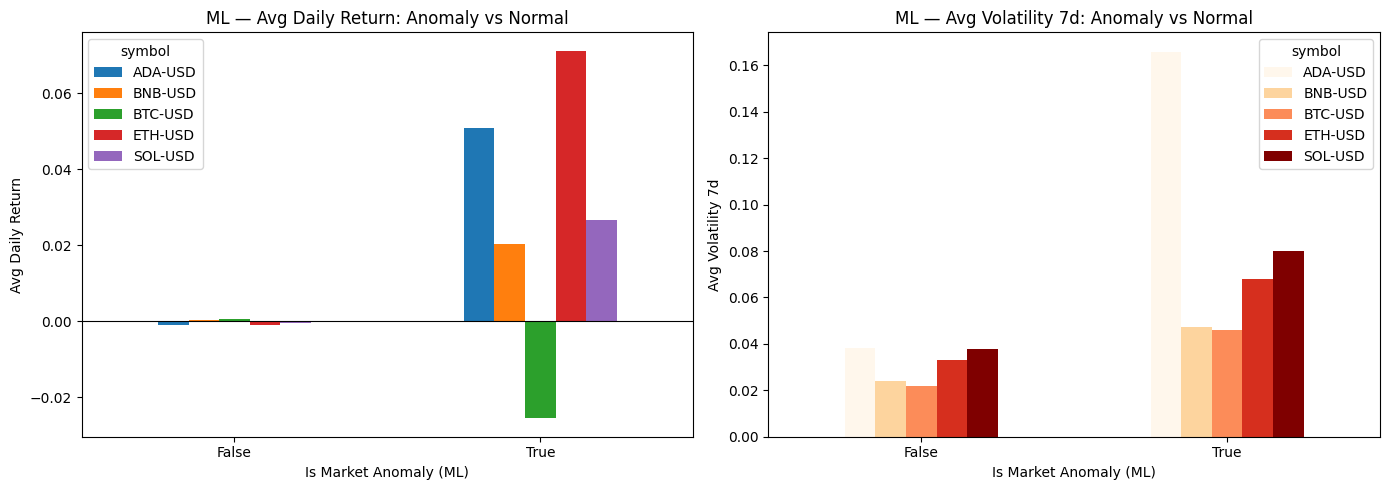
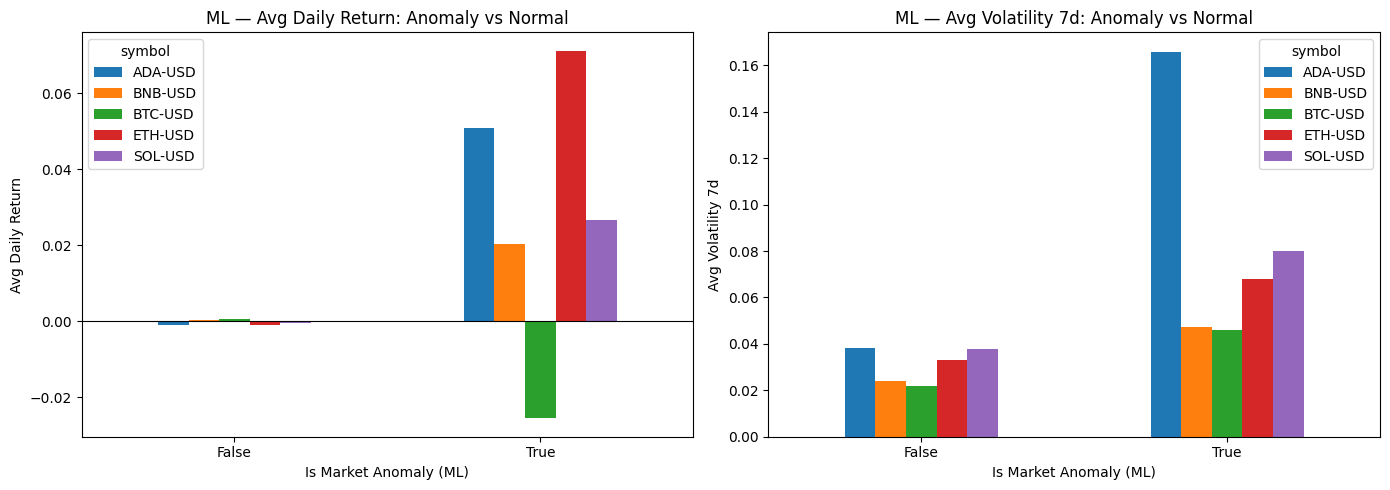
The notebook cell's code change between the first figure and the second:
--- before
+++ after
@@ -22,5 +22,5 @@
         values='Avg Volatility 7d', aggfunc='mean'
     )
-    vol_pivot.plot(kind='bar', ax=axes[1], colormap='OrRd')
+    vol_pivot.plot(kind='bar', ax=axes[1])
     axes[1].set_title('ML — Avg Volatility 7d: Anomaly vs Normal')
     axes[1].set_xlabel('Is Market Anomaly (ML)')

Commit: add viz